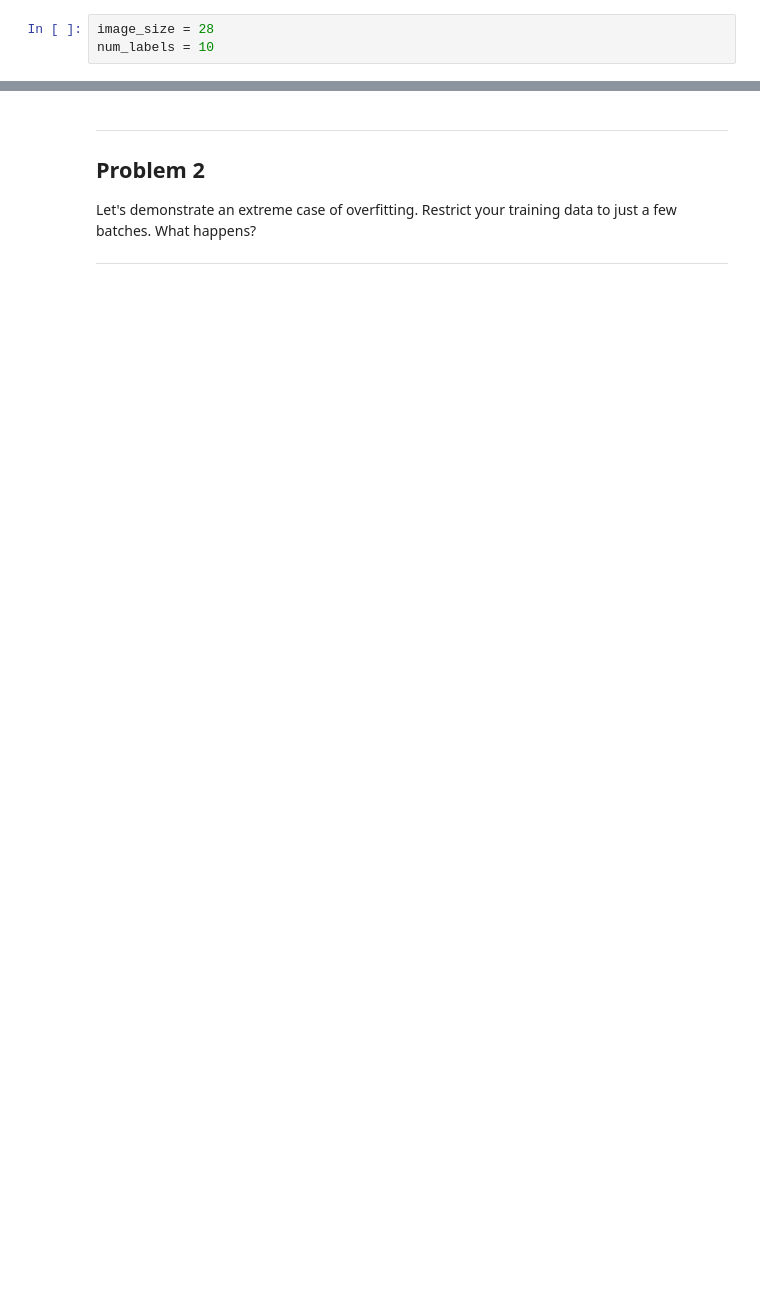
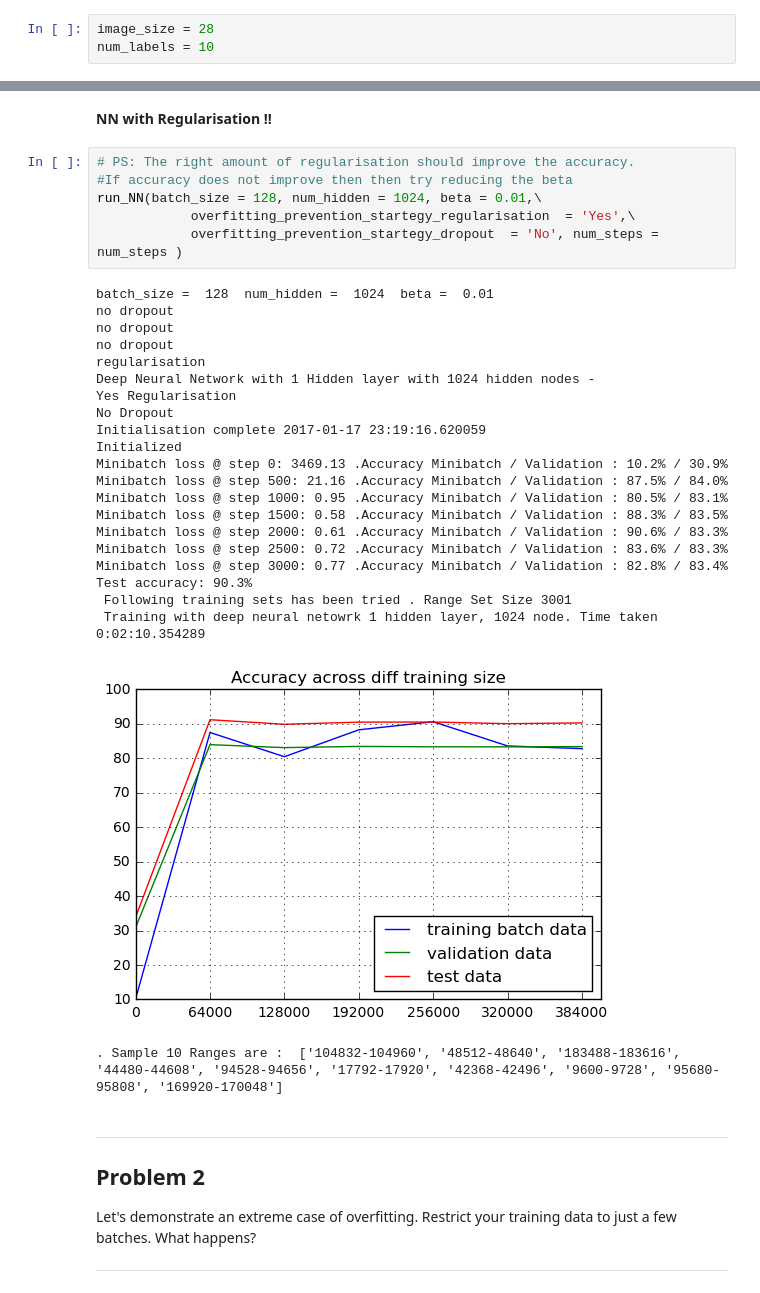
Before and after one commit to bikal-basnet/MachieneLearningProjects, a Jupyter notebook: Deep Learning Projects/Digit recogniser/3_regularization.ipynb, the cells around one changed output, grey strips where cells are left out. Drawn from its saved outputs; the diff is of its cells as text; blank space fills up the shorter version.

```diff
--- a/Deep Learning Projects/Digit recogniser/3_regularization.ipynb
+++ b/Deep Learning Projects/Digit recogniser/3_regularization.ipynb
@@ -394,3 +484,34 @@ run_NN()
+# %% [markdown]
+**NN with Regularisation !!**
+# %%
+# PS: The right amount of regularisation should improve the accuracy.
+#If accuracy does not improve then then try reducing the beta
+run_NN(batch_size = 128, num_hidden = 1024, beta = 0.01,\
+            overfitting_prevention_startegy_regularisation  = 'Yes',\
+            overfitting_prevention_startegy_dropout  = 'No', num_steps = num_steps )
+# %% [output]
+batch_size =  128  num_hidden =  1024  beta =  0.01
+no dropout
+no dropout
+no dropout
+regularisation
+Deep Neural Network with 1 Hidden layer with 1024 hidden nodes -
+Yes Regularisation
+No Dropout
+Initialisation complete 2017-01-17 23:19:16.620059
+Initialized
+Minibatch loss @ step 0: 3469.13 .Accuracy Minibatch / Validation : 10.2% / 30.9%
+Minibatch loss @ step 500: 21.16 .Accuracy Minibatch / Validation : 87.5% / 84.0%
+Minibatch loss @ step 1000: 0.95 .Accuracy Minibatch / Validation : 80.5% / 83.1%
+Minibatch loss @ step 1500: 0.58 .Accuracy Minibatch / Validation : 88.3% / 83.5%
+Minibatch loss @ step 2000: 0.61 .Accuracy Minibatch / Validation : 90.6% / 83.3%
+Minibatch loss @ step 2500: 0.72 .Accuracy Minibatch / Validation : 83.6% / 83.3%
+Minibatch loss @ step 3000: 0.77 .Accuracy Minibatch / Validation : 82.8% / 83.4%
+Test accuracy: 90.3%
+ Following training sets has been tried . Range Set Size 3001
+ Training with deep neural netowrk 1 hidden layer, 1024 node. Time taken  0:02:10.354289
+[figure, added]
+. Sample 10 Ranges are :  ['104832-104960', '48512-48640', '183488-183616', '44480-44608', '94528-94656', '17792-17920', '42368-42496', '9600-9728', '95680-95808', '169920-170048']
 # %% [markdown]
 ---
 Problem 2
```
Also changed, not shown: parts of 37 cells of this notebook.
